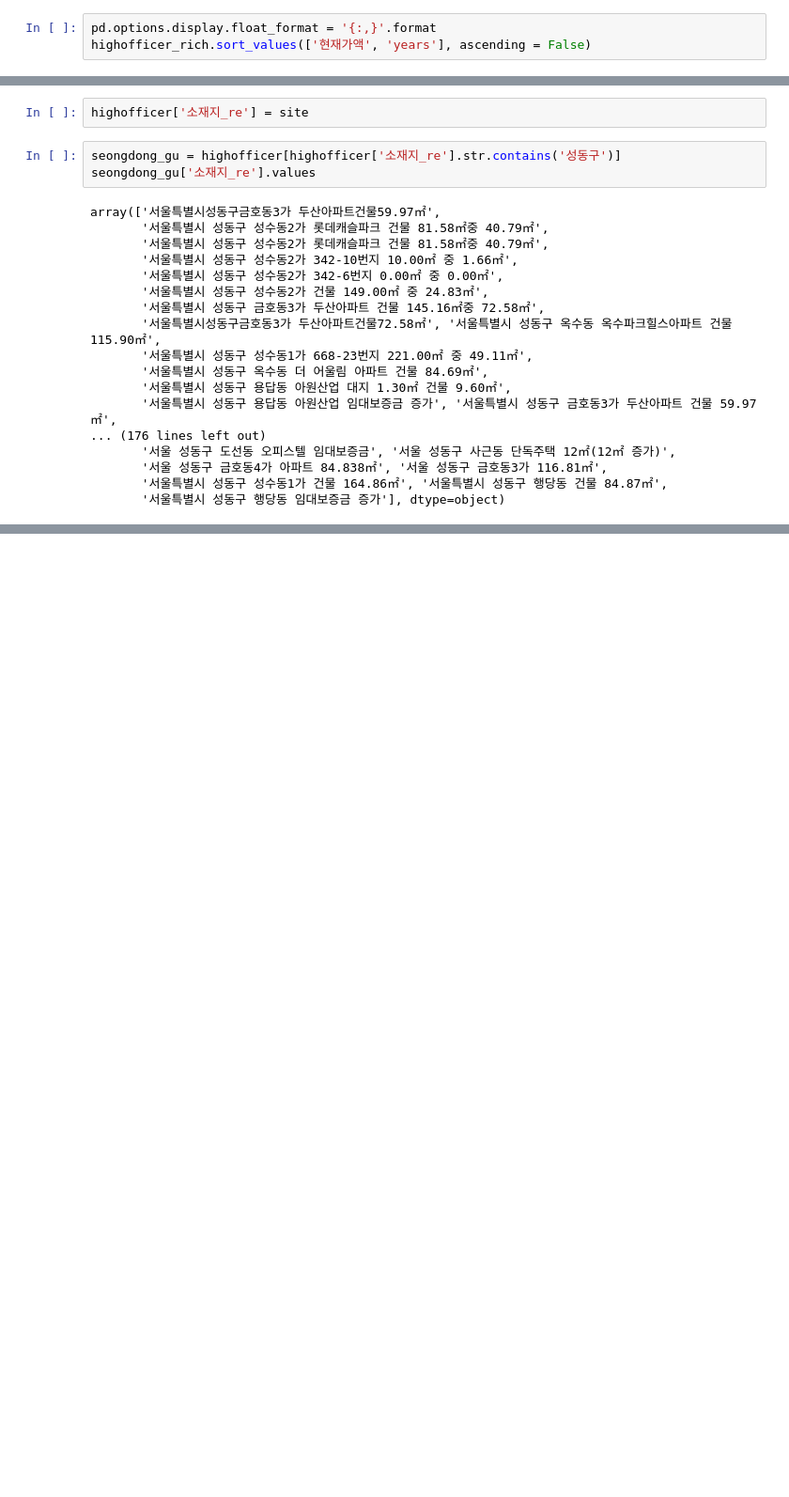
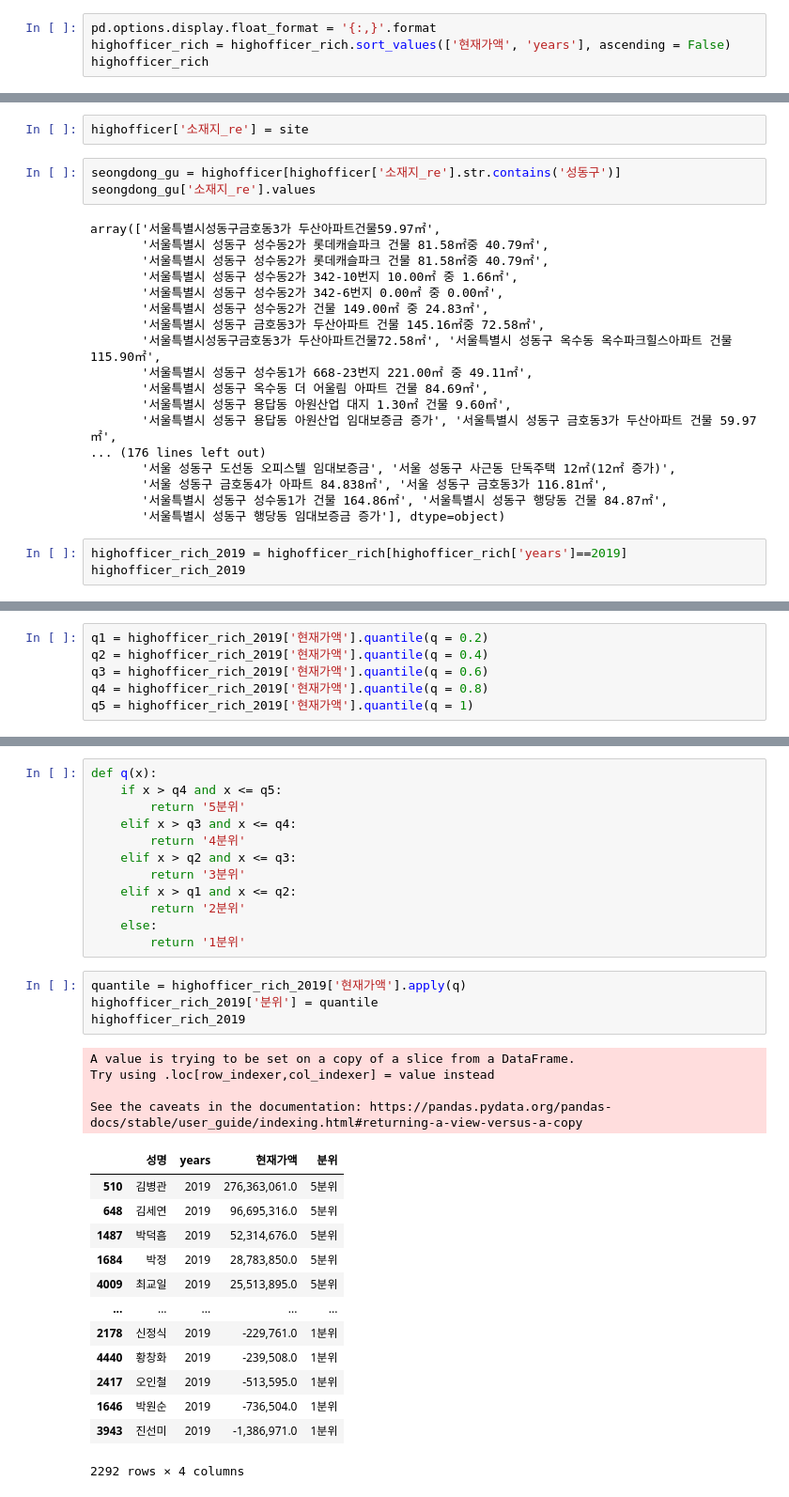
Before and after one commit to cindychoi0317/pandas, a Jupyter notebook: notebook/[practice] highofficer.ipynb, the cells around one changed output, grey strips where cells are left out. Shown: that part at 94% size. Cells and saved outputs as stored; diff of their text form; blank space fills up the shorter version.

Commit message:
quantile
quantile

```diff
--- a/notebook/[practice] highofficer.ipynb
+++ b/notebook/[practice] highofficer.ipynb
@@ -43,7 +43,8 @@ highofficer_rich.head()
 | 4 | 강경식 | 2018 | 101246.0 |
 # %%
 pd.options.display.float_format = '{:,}'.format
-highofficer_rich.sort_values(['현재가액', 'years'], ascending = False)
+highofficer_rich = highofficer_rich.sort_values(['현재가액', 'years'], ascending = False)
+highofficer_rich
 # %% [output]
 |  | 성명 | years | 현재가액 |
 | 509 | 김병관 | 2018 | 443,526,250.0 |
@@ -83,3 +84,6 @@ array(['서울특별시성동구금호동3가 두산아파트건물59.97㎡',
        '서울 성동구 금호동4가 아파트 84.838㎡', '서울 성동구 금호동3가 116.81㎡',
        '서울특별시 성동구 성수동1가 건물 164.86㎡', '서울특별시 성동구 행당동 건물 84.87㎡',
        '서울특별시 성동구 행당동 임대보증금 증가'], dtype=object)
+# %%
+highofficer_rich_2019 = highofficer_rich[highofficer_rich['years']==2019]
+highofficer_rich_2019
@@ -85,0 +104,6 @@ array(['서울특별시성동구금호동3가 두산아파트건물59.97㎡',
+# %%
+q1 = highofficer_rich_2019['현재가액'].quantile(q = 0.2)
+q2 = highofficer_rich_2019['현재가액'].quantile(q = 0.4)
+q3 = highofficer_rich_2019['현재가액'].quantile(q = 0.6)
+q4 = highofficer_rich_2019['현재가액'].quantile(q = 0.8)
+q5 = highofficer_rich_2019['현재가액'].quantile(q = 1)
@@ -85,0 +122,34 @@ array(['서울특별시성동구금호동3가 두산아파트건물59.97㎡',
+# %%
+def q(x):
+    if x > q4 and x <= q5:
+        return '5분위'
+    elif x > q3 and x <= q4:
+        return '4분위'
+    elif x > q2 and x <= q3:
+        return '3분위'
+    elif x > q1 and x <= q2:
+        return '2분위'
+    else:
+        return '1분위'
+# %%
+quantile = highofficer_rich_2019['현재가액'].apply(q)
+highofficer_rich_2019['분위'] = quantile
+highofficer_rich_2019
+# %% [output]
+A value is trying to be set on a copy of a slice from a DataFrame.
+Try using .loc[row_indexer,col_indexer] = value instead
+
+See the caveats in the documentation: https://pandas.pydata.org/pandas-docs/stable/user_guide/indexing.html#returning-a-view-versus-a-copy
+|  | 성명 | years | 현재가액 | 분위 |
+| 510 | 김병관 | 2019 | 276,363,061.0 | 5분위 |
+| 648 | 김세연 | 2019 | 96,695,316.0 | 5분위 |
+| 1487 | 박덕흠 | 2019 | 52,314,676.0 | 5분위 |
+| 1684 | 박정 | 2019 | 28,783,850.0 | 5분위 |
+| 4009 | 최교일 | 2019 | 25,513,895.0 | 5분위 |
+| ... | ... | ... | ... | ... |
+| 2178 | 신정식 | 2019 | -229,761.0 | 1분위 |
+| 4440 | 황창화 | 2019 | -239,508.0 | 1분위 |
+| 2417 | 오인철 | 2019 | -513,595.0 | 1분위 |
+| 1646 | 박원순 | 2019 | -736,504.0 | 1분위 |
+| 3943 | 진선미 | 2019 | -1,386,971.0 | 1분위 |
+2292 rows × 4 columns
```
Also changed, not shown: parts of 2 cells of this notebook.
